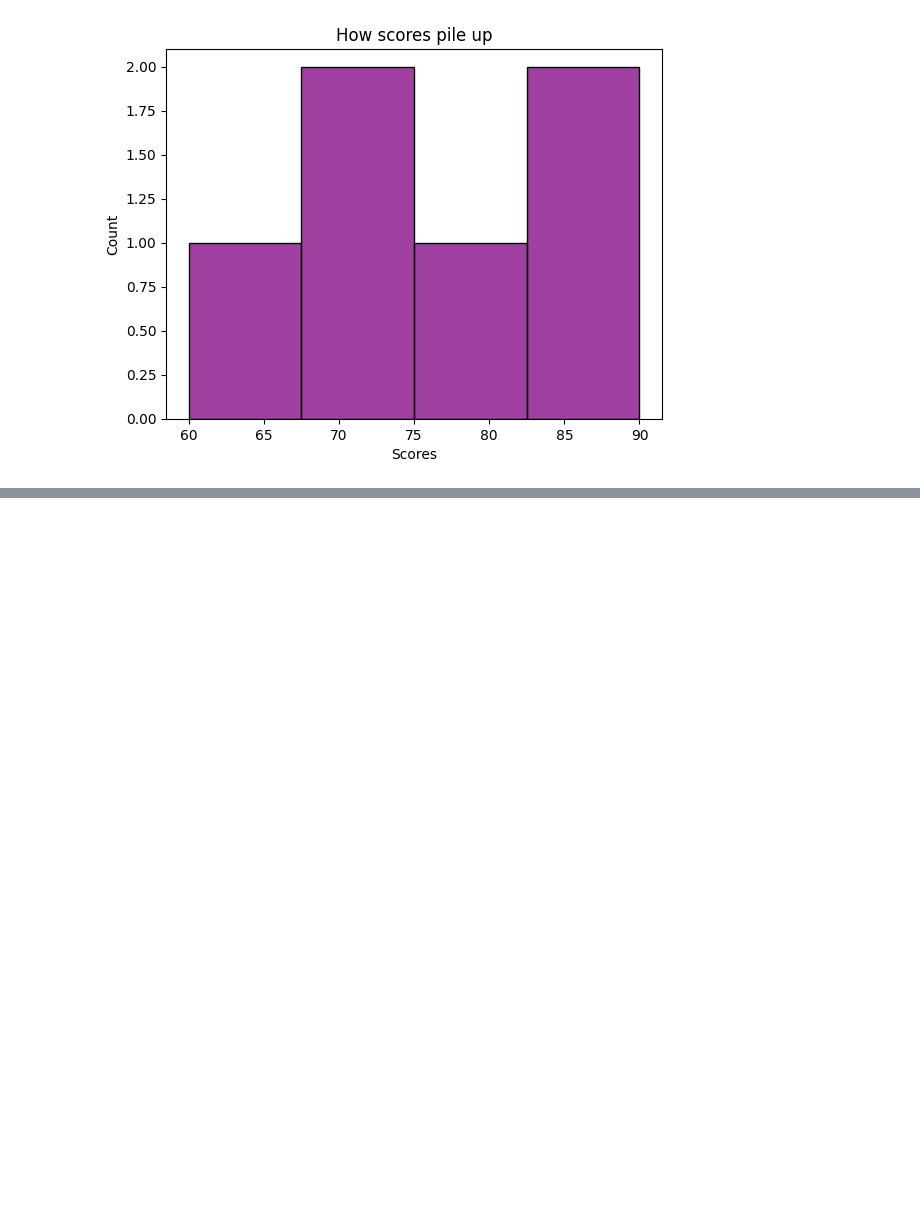
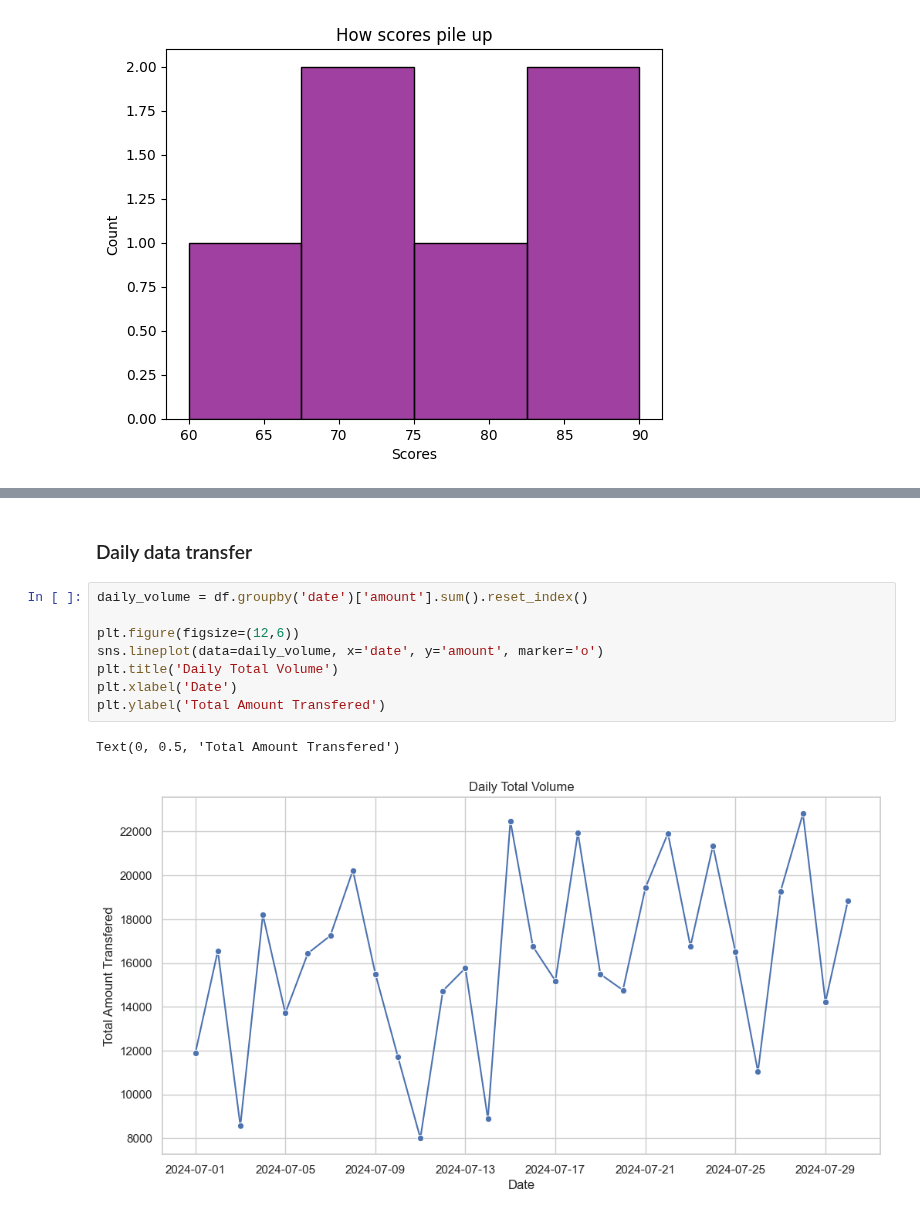
Before and after one commit to smartymetrics/Python-Cohort-1, a Jupyter notebook: Module_2/02_Data_visualization.ipynb, the cells around one changed output, grey strips where cells are left out. Cells and saved outputs as stored; diff of their text form; blank space fills up the shorter version.

```diff
--- a/Module_2/02_Data_visualization.ipynb
+++ b/Module_2/02_Data_visualization.ipynb
@@ -116,0 +140,13 @@ plt.show()
+# %% [markdown]
+### Daily data transfer
+# %%
+daily_volume = df.groupby('date')['amount'].sum().reset_index()
+
+plt.figure(figsize=(12,6))
+sns.lineplot(data=daily_volume, x='date', y='amount', marker='o')
+plt.title('Daily Total Volume')
+plt.xlabel('Date')
+plt.ylabel('Total Amount Transfered')
+# %% [output]
+Text(0, 0.5, 'Total Amount Transfered')
+[figure, added]
```
Also changed, not shown: parts of 4 cells of this notebook, 5 other files.
